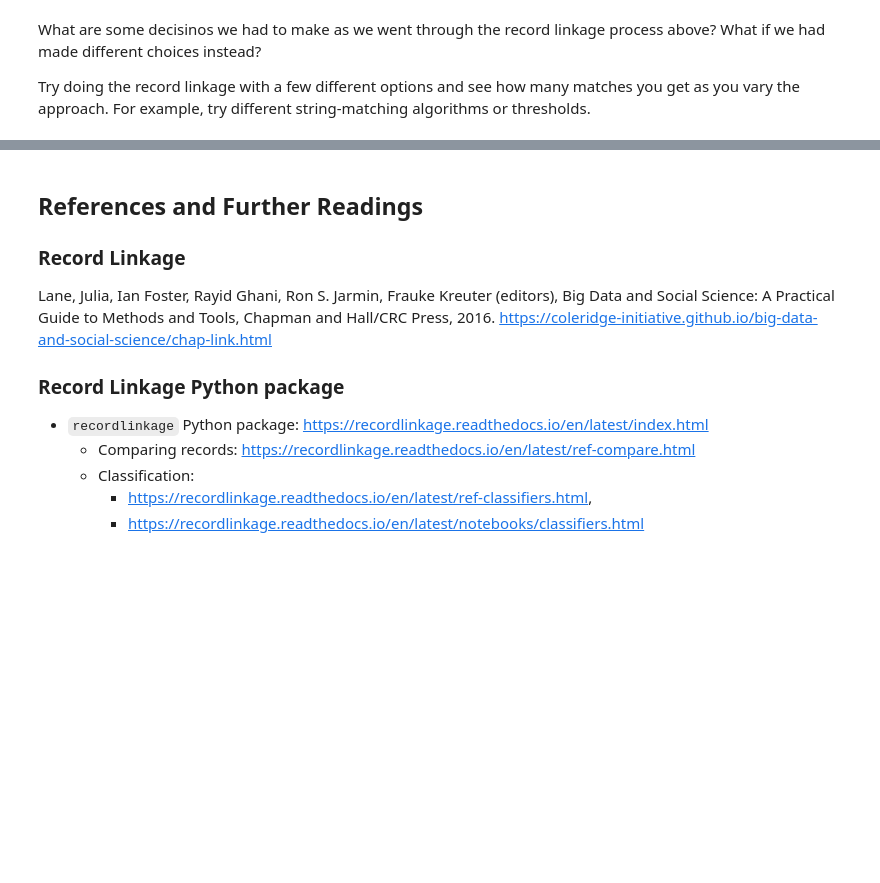
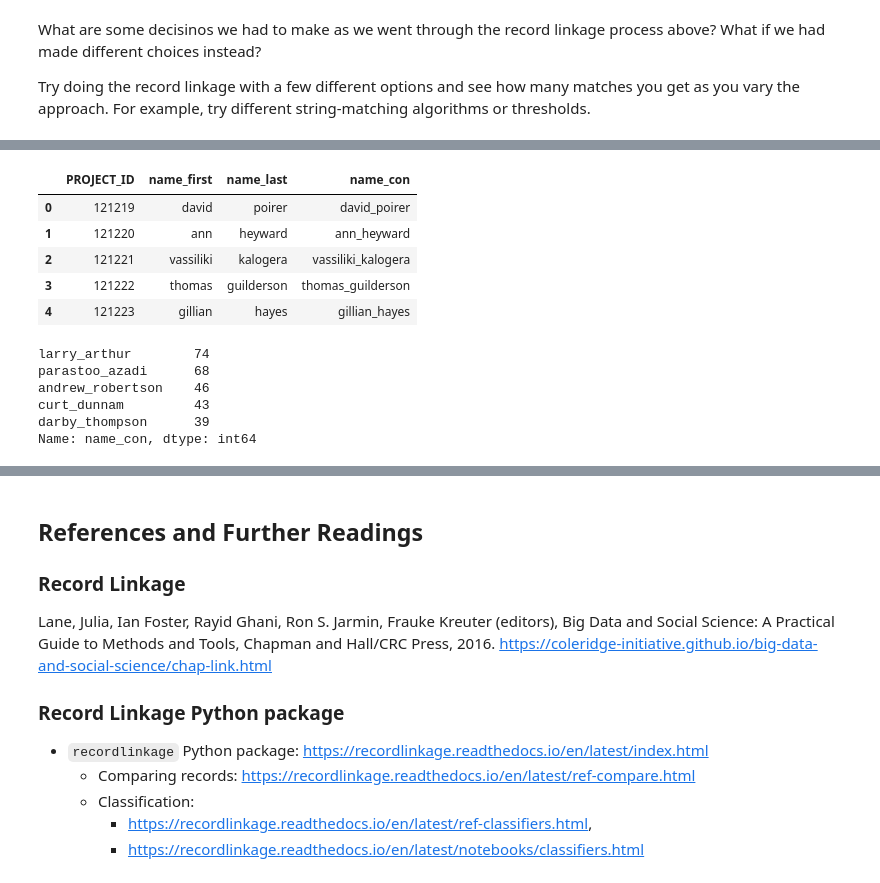
Before and after one commit to paulineliang7829/pre-doc-record-linkage, a Jupyter notebook: Notebooks/Day_2_Blocking_Edit_distance_fuzzy_matching.ipynb, the cells around one changed output, grey strips where cells are left out. Saved outputs shown, nothing was run; the diff lists cells and outputs as text; code cells hidden in the pictures; blank space fills up the shorter version.

```diff
--- a/Notebooks/Day_2_Blocking_Edit_distance_fuzzy_matching.ipynb
+++ b/Notebooks/Day_2_Blocking_Edit_distance_fuzzy_matching.ipynb
@@ -374,0 +462,4 @@ Try doing the record linkage with a few different options and see how many match
+# %%
+#Pi data
+piraw = pd.read_csv('../Data/pi_cleaned.csv')
+piraw.head()
@@ -374,0 +473,23 @@ Try doing the record linkage with a few different options and see how many match
+# %%
+pidedup=piraw[['PROJECT_ID','name_first','name_last']].drop_duplicates()
+# %%
+#3 Top 5 PIs with grants in 2010
+pidedup['name_con']=pidedup.name_first+'_'+pidedup.name_last
+pidedup.head()
+# %% [output]
+|  | PROJECT_ID | name_first | name_last | name_con |
+| 0 | 121219 | david | poirer | david_poirer |
+| 1 | 121220 | ann | heyward | ann_heyward |
+| 2 | 121221 | vassiliki | kalogera | vassiliki_kalogera |
+| 3 | 121222 | thomas | guilderson | thomas_guilderson |
+| 4 | 121223 | gillian | hayes | gillian_hayes |
+# %%
+#3 Top 5 PIs in 2010
+pidedup['name_con'].value_counts().head()
+# %% [output]
+larry_arthur        74
+parastoo_azadi      68
+andrew_robertson    46
+curt_dunnam         43
+darby_thompson      39
+Name: name_con, dtype: int64
```
Also changed, not shown: parts of 20 cells of this notebook.
